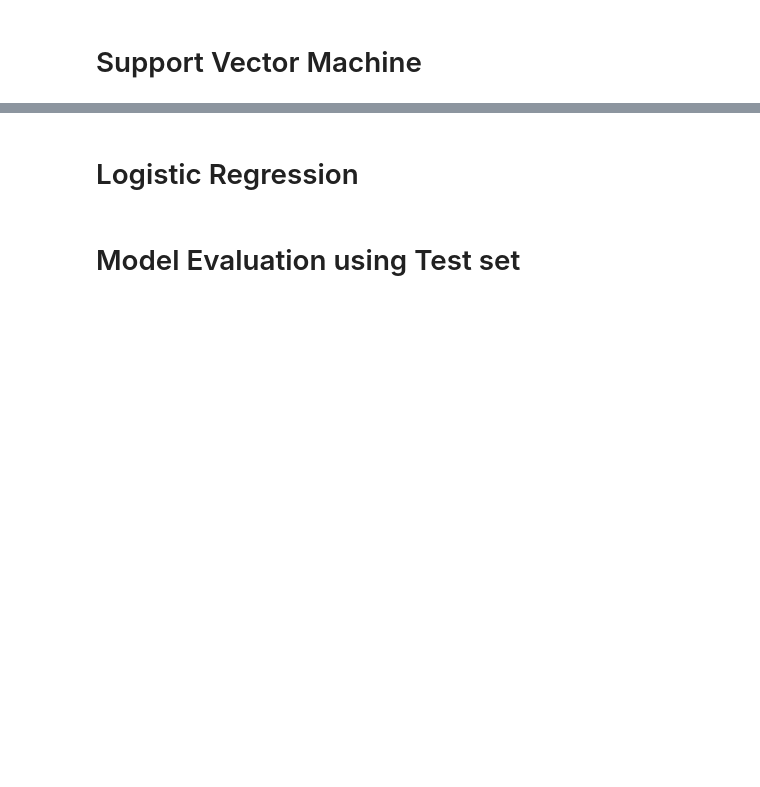
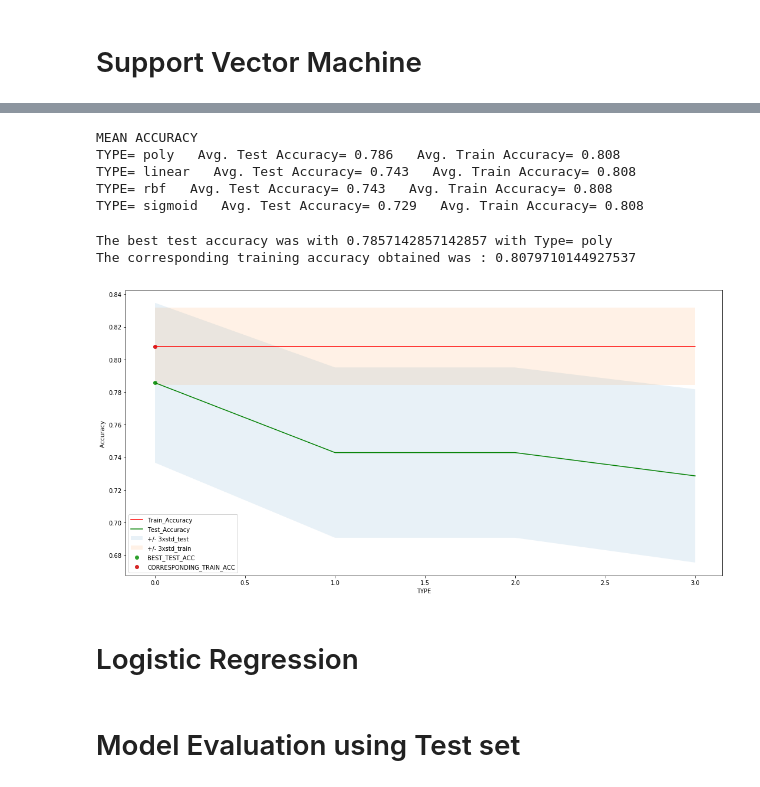
Before and after one commit to khanfarhan10/coursera-ml-capstone-project, a Jupyter notebook: ML_Project.ipynb, the cells around one changed output, grey strips where cells are left out. Cells and saved outputs as stored; diff of their text form; code cells hidden in the pictures; blank space fills up the shorter version.

```diff
--- a/ML_Project.ipynb
+++ b/ML_Project.ipynb
@@ -393,15 +400,18 @@ The corresponding training accuracy obtained was : 0.8079710144927537
 [figure]
 # %%
 #Now evaluate the model based on metrics
-#Fisrt import scoring methods
+#First import scoring methods
 from sklearn.metrics import jaccard_similarity_score
 from sklearn.metrics import f1_score
 from sklearn.metrics import log_loss
 from sklearn.model_selection import cross_val_score
+
+
 #rescostruct the best model as last model is only saved. Previous models were overwritten
-best_k=7
+best_k=mean_acc.argmax()+1  #7
 neigh = KNeighborsClassifier(n_neighbors = best_k).fit(X_train,y_train)
 yhat=neigh.predict(X_test)
+y_pred=neigh.predict(X_train)
 
 #training scores
 #ALL_SCORES['KNN-jaccard']=jaccard_similarity_score(y_train, y_pred)
@@ -454,0 +593,42 @@ Decision Trees's Accuracy:  0.7463768115942029
+# %%
+print("MEAN ACCURACY")
+length=len(list(mean_acc))
+for i in range(length):
+    test_acc='{0:.3f}'.format(round(mean_acc[i],3))
+    train_acc='{0:.3f}'.format(round(mean_acc_train[i],3))
+
+    print("TYPE=",KERNEL_TYPES[i],"  Avg. Test Accuracy=",test_acc,"  Avg. Train Accuracy=",train_acc)
+# %% [output]
+MEAN ACCURACY
+TYPE= poly   Avg. Test Accuracy= 0.786   Avg. Train Accuracy= 0.808
+TYPE= linear   Avg. Test Accuracy= 0.743   Avg. Train Accuracy= 0.808
+TYPE= rbf   Avg. Test Accuracy= 0.743   Avg. Train Accuracy= 0.808
+TYPE= sigmoid   Avg. Test Accuracy= 0.729   Avg. Train Accuracy= 0.808
+# %%
+print( "The best test accuracy was with", mean_acc.max(), "with Type=", KERNEL_TYPES[mean_acc.argmax()])
+print( "The corresponding training accuracy obtained was :",mean_acc_train[mean_acc.argmax()])
+
+plt.figure(figsize=(15,7.5))
+#comment the figure sizeif you want a small figure size
+plt.plot(range(length),mean_acc_train,'r')
+plt.plot(range(length),mean_acc,'g')
+plt.fill_between(range(length),mean_acc - 1 * std_acc,mean_acc + 1 * std_acc, alpha=0.10)
+plt.fill_between(range(length),mean_acc_train - 1 * std_acc_train,mean_acc_train + 1 * std_acc_train, alpha=0.10)
+
+
+plt.scatter( mean_acc.argmax(),  mean_acc.max())
+plt.scatter( mean_acc.argmax(),  mean_acc_train[mean_acc.argmax()])
+#plt.annotate("BEST_TEST_ACC", ( mean_acc.argmax()+1,  mean_acc.max()))
+#plt.annotate("CORRESPONDING_TRAIN_ACC", ( mean_acc.argmax()+1,  mean_acc_train[mean_acc.argmax()]))
+
+plt.legend(('Train_Accuracy ','Test_Accuracy ', '+/- 3xstd_test','+/- 3xstd_train','BEST_TEST_ACC','CORRESPONDING_TRAIN_ACC'))
+plt.ylabel('Accuracy ')
+plt.xlabel('TYPE')
+plt.tight_layout()
+plt.show()
+
+#this plot clearly shows that initially the model does overfit
+# %% [output]
+The best test accuracy was with 0.7857142857142857 with Type= poly
+The corresponding training accuracy obtained was : 0.8079710144927537
+[figure, added]
```
Also changed, not shown: parts of 15 cells of this notebook.
